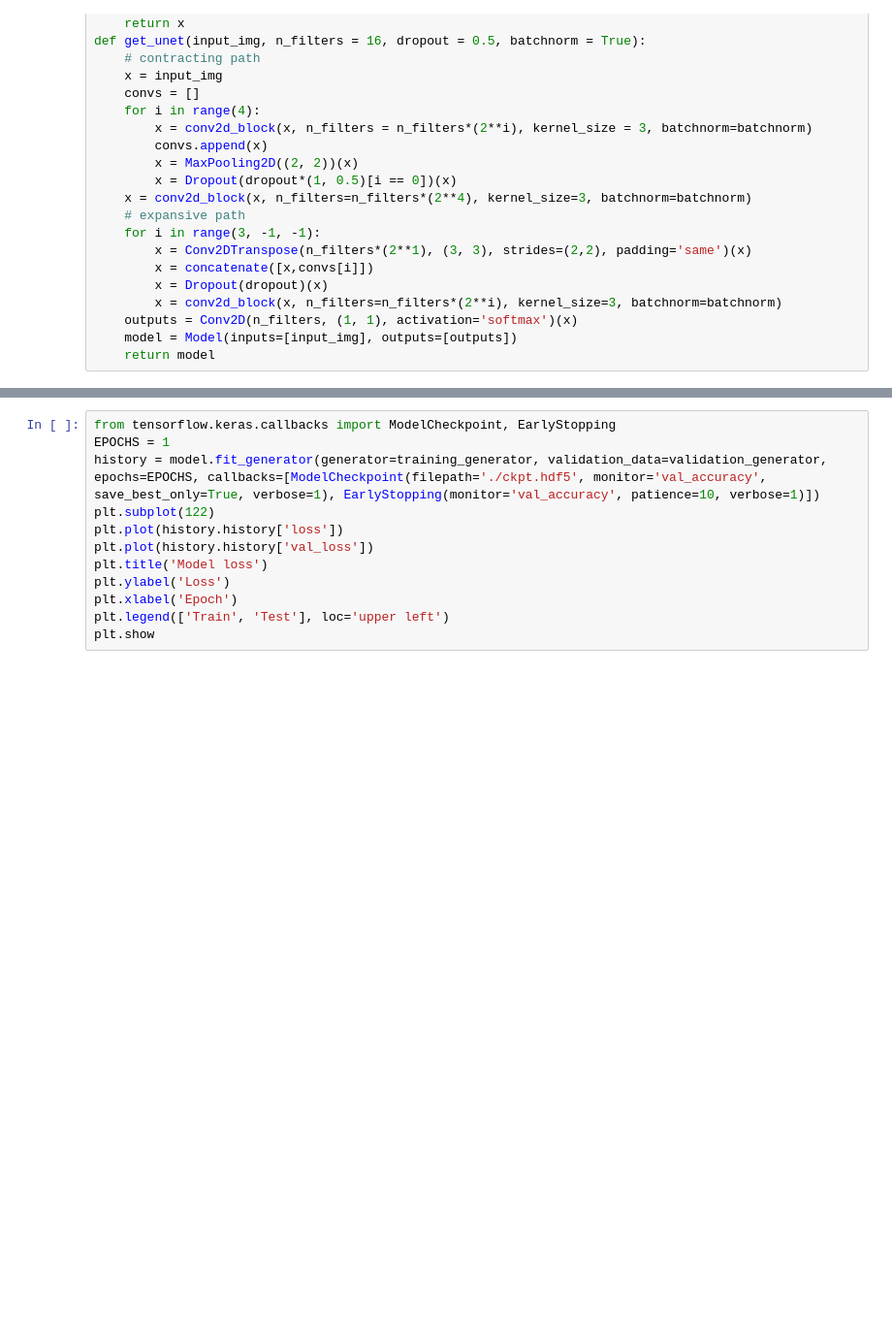
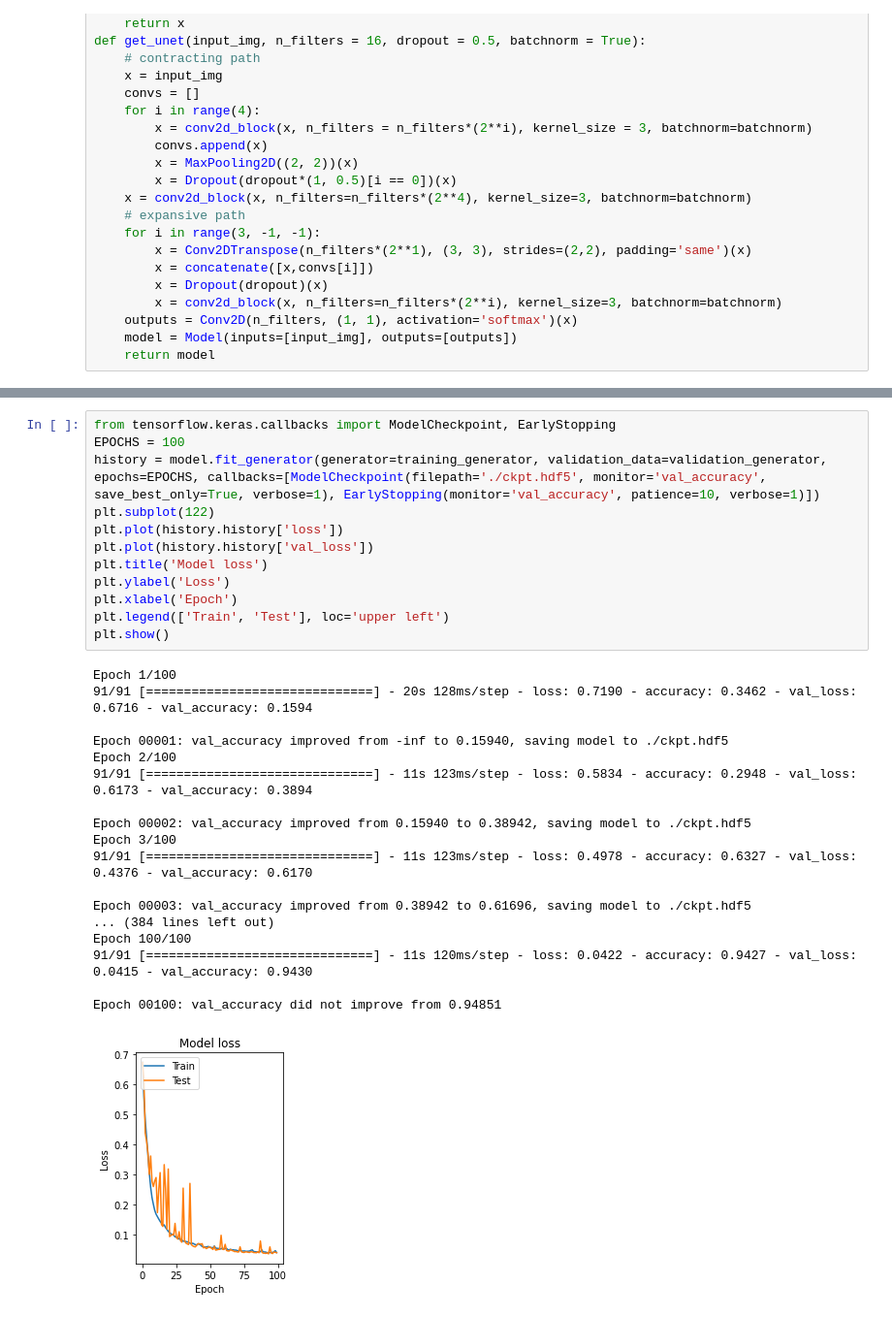
Before and after one commit to omhpathak-tech/DashCamSegmentation, a Jupyter notebook: Segmentation.ipynb, the cells around one changed output, grey strips where cells are left out. Shown at 97% size. Saved outputs shown, nothing was run; the diff lists cells and outputs as text; blank space fills up the shorter version.

```diff
--- a/Segmentation.ipynb
+++ b/Segmentation.ipynb
@@ -244,13 +241,32 @@ Non-trainable params: 1,288
 __________________________________________________________________________________________________
 # %%
 from tensorflow.keras.callbacks import ModelCheckpoint, EarlyStopping
-EPOCHS = 1
+EPOCHS = 100
 history = model.fit_generator(generator=training_generator, validation_data=validation_generator, epochs=EPOCHS, callbacks=[ModelCheckpoint(filepath='./ckpt.hdf5', monitor='val_accuracy', save_best_only=True, verbose=1), EarlyStopping(monitor='val_accuracy', patience=10, verbose=1)])
 plt.subplot(122)
 plt.plot(history.history['loss'])
 plt.plot(history.history['val_loss'])
 plt.title('Model loss')
 plt.ylabel('Loss')
 plt.xlabel('Epoch')
 plt.legend(['Train', 'Test'], loc='upper left')
-plt.show
+plt.show()
+# %% [output]
+Epoch 1/100
+91/91 [==============================] - 20s 128ms/step - loss: 0.7190 - accuracy: 0.3462 - val_loss: 0.6716 - val_accuracy: 0.1594
+
+Epoch 00001: val_accuracy improved from -inf to 0.15940, saving model to ./ckpt.hdf5
+Epoch 2/100
+91/91 [==============================] - 11s 123ms/step - loss: 0.5834 - accuracy: 0.2948 - val_loss: 0.6173 - val_accuracy: 0.3894
+
+Epoch 00002: val_accuracy improved from 0.15940 to 0.38942, saving model to ./ckpt.hdf5
+Epoch 3/100
+91/91 [==============================] - 11s 123ms/step - loss: 0.4978 - accuracy: 0.6327 - val_loss: 0.4376 - val_accuracy: 0.6170
+
+Epoch 00003: val_accuracy improved from 0.38942 to 0.61696, saving model to ./ckpt.hdf5
+... (384 lines left out)
+Epoch 100/100
+91/91 [==============================] - 11s 120ms/step - loss: 0.0422 - accuracy: 0.9427 - val_loss: 0.0415 - val_accuracy: 0.9430
+
+Epoch 00100: val_accuracy did not improve from 0.94851
+[figure, added]
```
Also changed, not shown: parts of 10 cells of this notebook.
